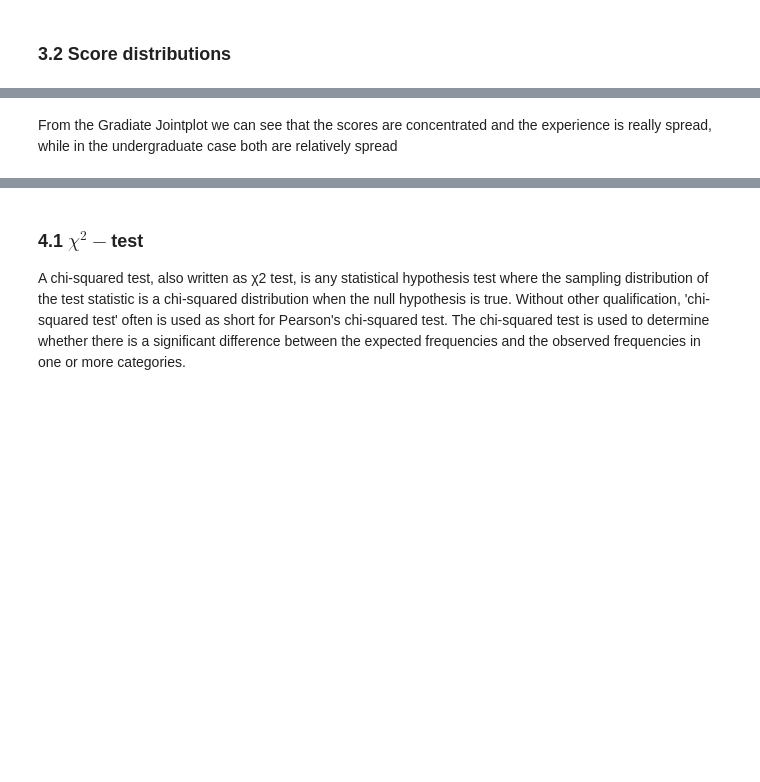
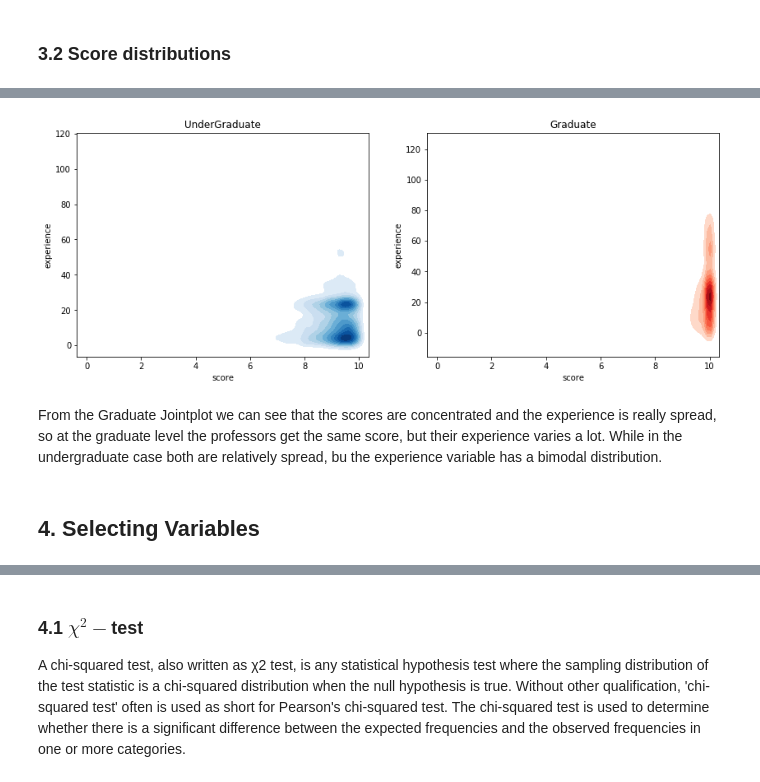
Before and after one commit to luissedas/da-project, a Jupyter notebook: Data Analytics - Final Project.ipynb, the cells around one changed output, grey strips where cells are left out. Drawn from its saved outputs; the diff is of its cells as text; code cells hidden in the pictures; blank space fills up the shorter version.

```diff
--- a/Data Analytics - Final Project.ipynb
+++ b/Data Analytics - Final Project.ipynb
@@ -105,2 +112,15 @@ sns.jointplot(x="score", y="experience", data=df_grad, kind="kde")
+# %%
+plt.figure(figsize=(14,5))       # set dimensions of the figure
+plt.subplot(1,2, 1);
+sns.kdeplot(df_under[['score','experience']].dropna().score, df_under[['score','experience']].dropna().experience,cmap="Blues", shade=True, shade_lowest=False)
+plt.title('UnderGraduate')
+plt.subplot(1,2, 2);
+sns.kdeplot(df_grad[['score','experience']].dropna().score, df_grad[['score','experience']].dropna().experience,cmap="Reds", shade=True, shade_lowest=False)
+plt.title('Graduate')
+plt.show()
+# %% [output]
+[figure, added]
 # %% [markdown]
-From the Gradiate Jointplot we can see that the scores are concentrated and the experience is really spread, while in the undergraduate case both are relatively spread
+From the Graduate Jointplot we can see that the scores are concentrated and the experience is really spread, so at the graduate level the professors get the same score, but their experience varies a lot. While in the undergraduate case both are relatively spread, bu the experience variable has a bimodal distribution.
+# %% [markdown]
+## 4. Selecting Variables
```
Also changed, not shown: parts of 32 cells of this notebook, 2 other files.
